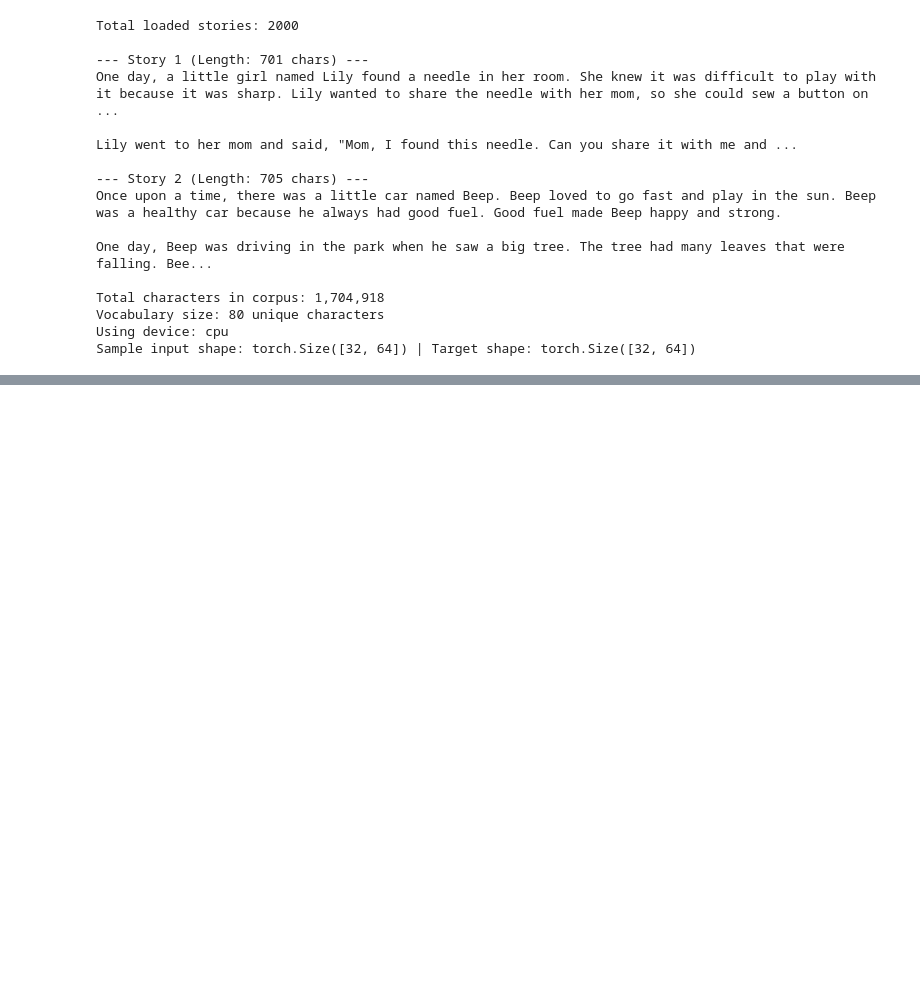
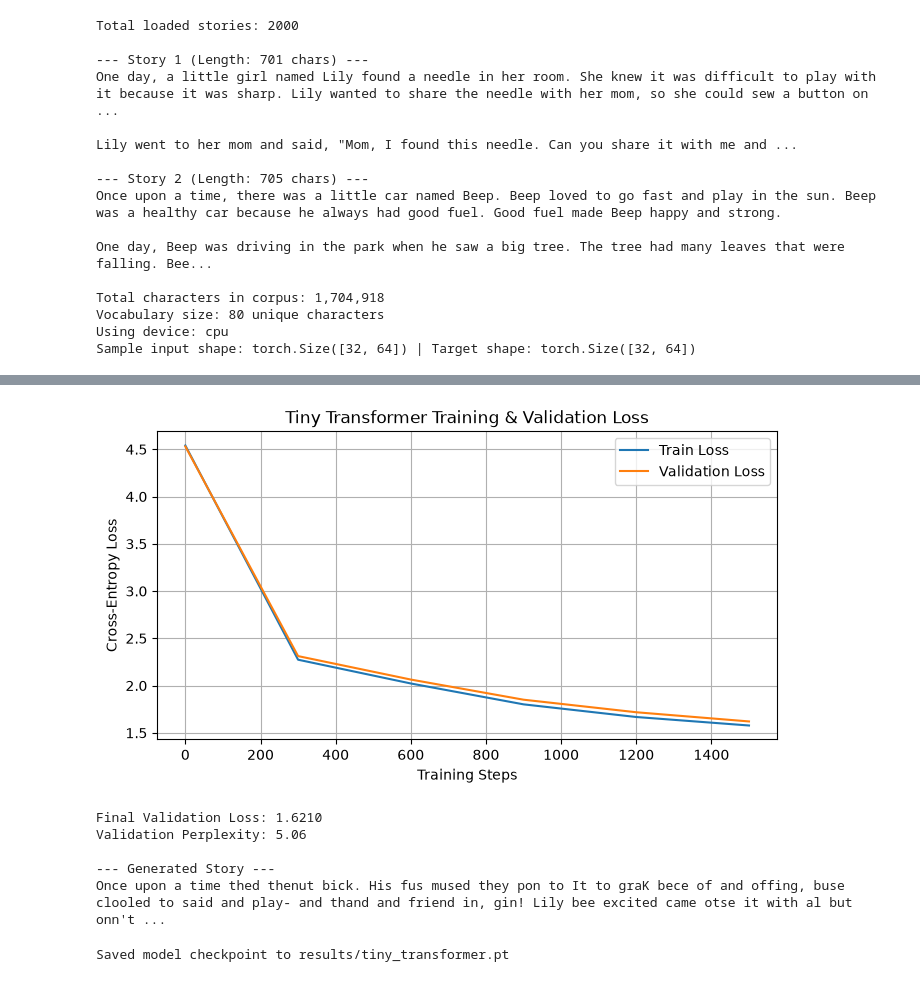
Before and after one commit to Markalmeida04/PUSL3205-Large-Language-Models-and-Generative-AI, a Jupyter notebook: Lab-03-Tiny-Transformer/notebooks/lab03_tiny_transformer.ipynb, the cells around one changed output, grey strips where cells are left out. Cells and saved outputs as stored; diff of their text form; code cells hidden in the pictures; blank space fills up the shorter version.

Commit message:
Lab 03: Complete Tiny Transformer implementation, results, and README

```diff
--- a/Lab-03-Tiny-Transformer/notebooks/lab03_tiny_transformer.ipynb
+++ b/Lab-03-Tiny-Transformer/notebooks/lab03_tiny_transformer.ipynb
@@ -73,0 +180,61 @@ Sample input shape: torch.Size([32, 64]) | Target shape: torch.Size([32, 64])
+# %%
+max_iters = 1500
+eval_interval = 300
+eval_iters = 50
+
+@torch.no_grad()
+def estimate_loss():
+    out = {}
+    model.eval()
+    for split in ['train', 'val']:
+        losses = torch.zeros(eval_iters)
+        for k in range(eval_iters):
+            X, Y = get_batch(split)
+            _, loss = model(X, Y)
+            losses[k] = loss.item()
+        out[split] = losses.mean().item()
+    model.train()
+    return out
+
+# 6 & 7. Train the model and monitor loss
+steps, train_losses, val_losses = [], [], []
+
+for iter in range(max_iters + 1):
+    if iter % eval_interval == 0:
+        losses = estimate_loss()
+        steps.append(iter)
+        train_losses.append(losses['train'])
+        val_losses.append(losses['val'])
+        print(f"Step {iter:4d} | Train Loss: {losses['train']:.4f} | Val Loss: {losses['val']:.4f}")
+
+    xb, yb = get_batch('train')
+    logits, loss = model(xb, yb)
+    optimizer.zero_grad(set_to_none=True)
+    loss.backward()
+    optimizer.step()
+
+# Plot and save loss curves to results/
+plt.figure(figsize=(8, 4))
+plt.plot(steps, train_losses, label='Train Loss')
+plt.plot(steps, val_losses, label='Validation Loss')
+plt.xlabel('Training Steps')
+plt.ylabel('Cross-Entropy Loss')
+plt.title('Tiny Transformer Training & Validation Loss')
+plt.legend()
+plt.grid(True)
+plt.savefig('../results/loss_curve.png', bbox_inches='tight')
+plt.show()
+
+# 8. Evaluate validation loss & perplexity
+final_val_loss = val_losses[-1]
+perplexity = math.exp(final_val_loss)
+print(f"\nFinal Validation Loss: {final_val_loss:.4f}")
+print(f"Validation Perplexity: {perplexity:.2f}")
+
+# 9. Generate stories from prompt
+prompt = "Once upon a time"
+context = torch.tensor([encode(prompt)], dtype=torch.long, device=device)
+generated_tokens = model.generate(context, max_new_tokens=250)[0].tolist()
+print("\n--- Generated Story ---")
+print(decode(generated_tokens))
+# %% [output]
@@ -73,0 +247,18 @@ Sample input shape: torch.Size([32, 64]) | Target shape: torch.Size([32, 64])
+[figure, added]
+Final Validation Loss: 1.6210
+Validation Perplexity: 5.06
+
+--- Generated Story ---
+Once upon a time thed thenut bick. His fus mused they pon to It to graK bece of and offing, buse clooled to said and play- and thand and friend in, gin! Lily bee excited came otse it with al but onn't ...
+# %%
+# 11. Save the trained model parameters and configuration
+checkpoint = {
+    'model_state_dict': model.state_dict(),
+    'config': {'vocab_size': vocab_size, 'n_embd': n_embd, 'n_head': n_head, 'n_layer': n_layer, 'block_size': block_size},
+    'stoi': stoi,
+    'itos': itos
+}
+torch.save(checkpoint, '../results/tiny_transformer.pt')
+print("Saved model checkpoint to results/tiny_transformer.pt")
+# %% [output]
+Saved model checkpoint to results/tiny_transformer.pt
```
Also changed, not shown: parts of 2 cells of this notebook, 1 other file.
